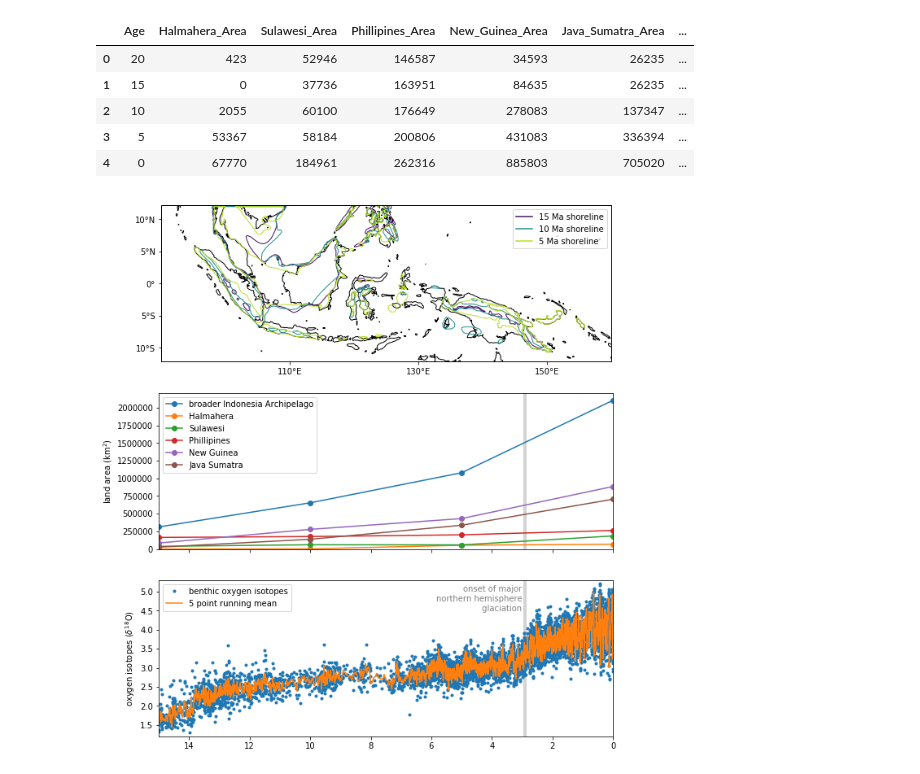
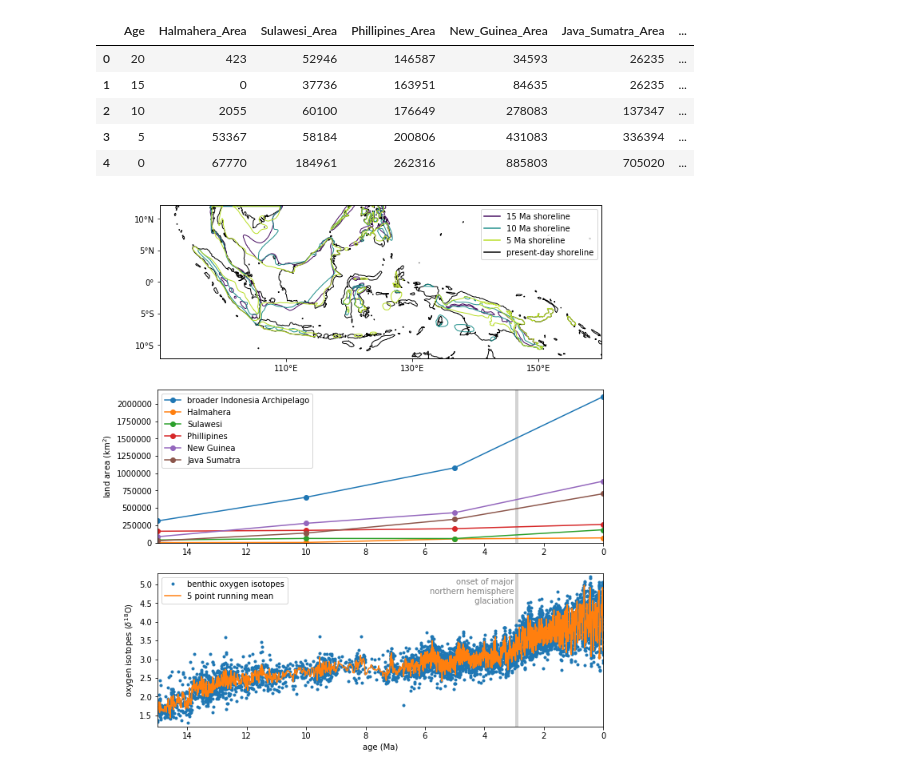
Before and after one commit to Swanson-Hysell-Group/GEOCLIM_Modern, a Jupyter notebook: Code/Notebooks/Figures.ipynb, the cells around one changed output. Cells and saved outputs as stored; diff of their text form; code cells hidden in the pictures.

Commit message:
make figure tight

```diff
--- a/Code/Notebooks/Figures.ipynb
+++ b/Code/Notebooks/Figures.ipynb
@@ -369,38 +369,41 @@ ax0.set_extent(extent)
 line_15Ma = mlines.Line2D([], [], color='#470E61FF', linestyle='-')
 line_10Ma = mlines.Line2D([], [], color='#21908CFF', linestyle='-')
 line_5Ma = mlines.Line2D([], [], color='#B9DE28FF', linestyle='-')
-plt.legend(handles=[line_15Ma,line_10Ma,line_5Ma],labels=['15 Ma shoreline','10 Ma shoreline','5 Ma shoreline'])
+line_0Ma = mlines.Line2D([], [], color='black', linestyle='-')
+plt.legend(handles=[line_15Ma,line_10Ma,line_5Ma,line_0Ma],labels=['15 Ma shoreline','10 Ma shoreline','5 Ma shoreline','present-day shoreline'])
 
 ax1 = plt.subplot(3,1,3)
 rolling_mean = oxygen_data['d18O adj.*'].rolling(window=5).mean()
 plt.plot(oxygen_data['Age (Ma)'],oxygen_data['d18O adj.*'],'.',label='benthic oxygen isotopes')
 plt.plot(oxygen_data['Age (Ma)'],rolling_mean,'-',label='5 point running mean')
 #onset of major Northern Hemisphere Glaciation (NHG), circa 2.85–2.73 Ma, when large ice sheets
 #developed across Greenland, Eurasia, and Northern America [Raymo, 1994; Maslin et al., 1996; Hidy et al., 2013]
 rect = patches.Rectangle((2.85,1),.12,5,linewidth=1,edgecolor='none',facecolor='lightgrey')
 ax1.add_patch(rect)
 plt.text(3,4.5,'onset of major\nnorthern hemisphere\n glaciation',horizontalalignment='right',color='grey')
 plt.xlim(15,0)
 plt.legend()
 plt.ylim(1.2,5.3)
 plt.ylabel('oxygen isotopes ($\delta^{18}$O)')
+plt.xlabel('age (Ma)')
 
 ax2 = plt.subplot(3,1,2)
 plt.plot(shoreline_data.Age,shoreline_data.Sum_no_Sunda,'o-',label='broader Indonesia Archipelago')
 plt.plot(shoreline_data.Age,shoreline_data.Halmahera_Area,'o-',label='Halmahera')
 plt.plot(shoreline_data.Age,shoreline_data.Sulawesi_Area,'o-',label='Sulawesi')
 plt.plot(shoreline_data.Age,shoreline_data.Phillipines_Area,'o-',label='Phillipines')
 plt.plot(shoreline_data.Age,shoreline_data.New_Guinea_Area,'o-',label='New Guinea')
 plt.plot(shoreline_data.Age,shoreline_data.Java_Sumatra_Area,'o-',label='Java Sumatra')
 rect = patches.Rectangle((2.85,0),.12,3000000,linewidth=1,edgecolor='none',facecolor='lightgrey')
 ax2.add_patch(rect)
 plt.ylabel('land area (km$^2$)')
+#plt.xlabel('age (Ma)')
 plt.legend()
 plt.xlim(15,0)
 plt.ylim(0,np.max(shoreline_data.Sum_no_Sunda)*1.05)
-ax2.get_xaxis().set_ticklabels([])
+#ax2.get_xaxis().set_ticklabels([])
 plt.tight_layout()
-plt.savefig('../../Manuscript/Figures/')
+plt.savefig('../../Manuscript/Figures/Shoreline_Growth.pdf',bbox_to_inche)
 plt.show()
 # %% [output]
-[figure, old version]
+[figure, new version]
```
Also changed, not shown: 1 other file.
